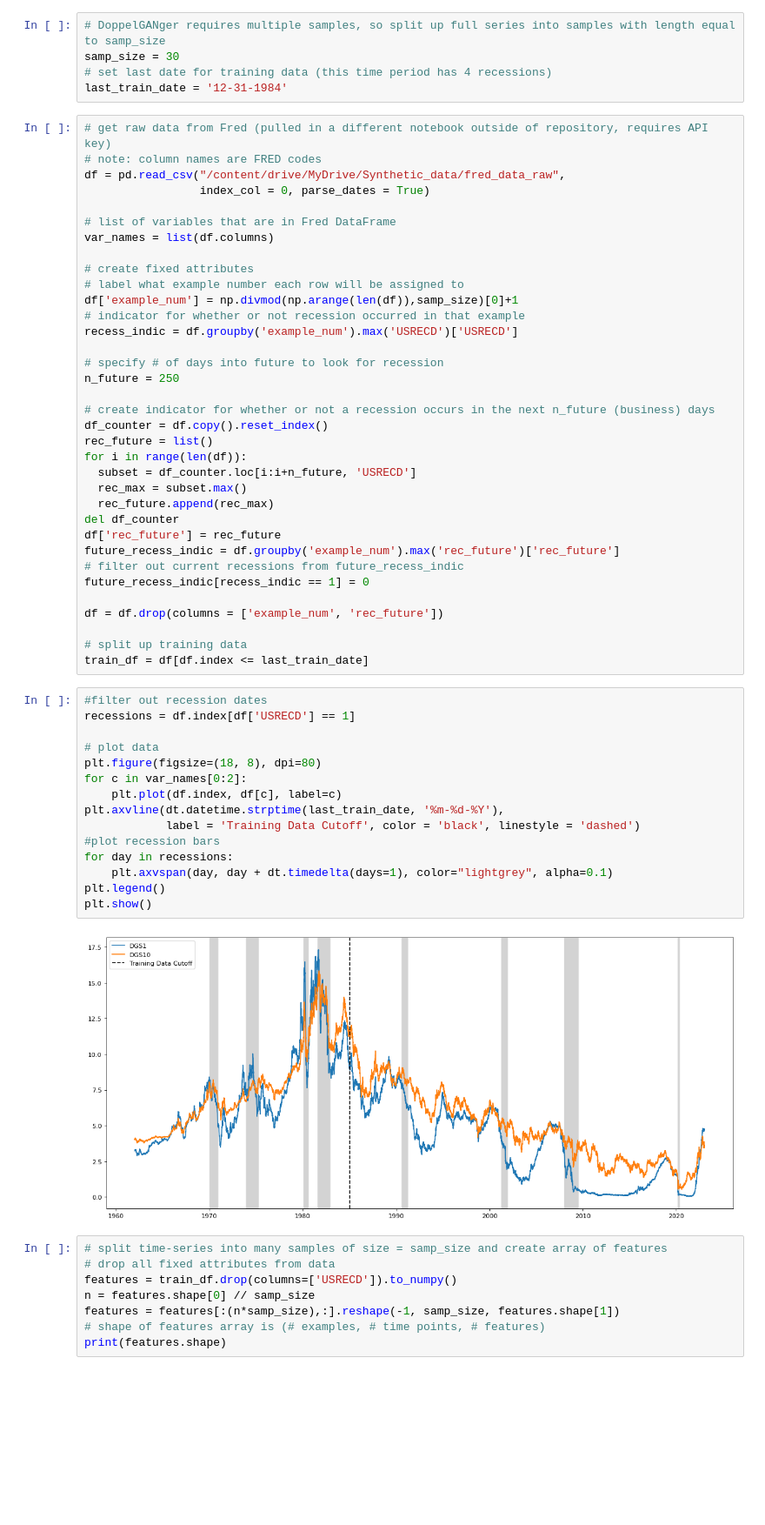
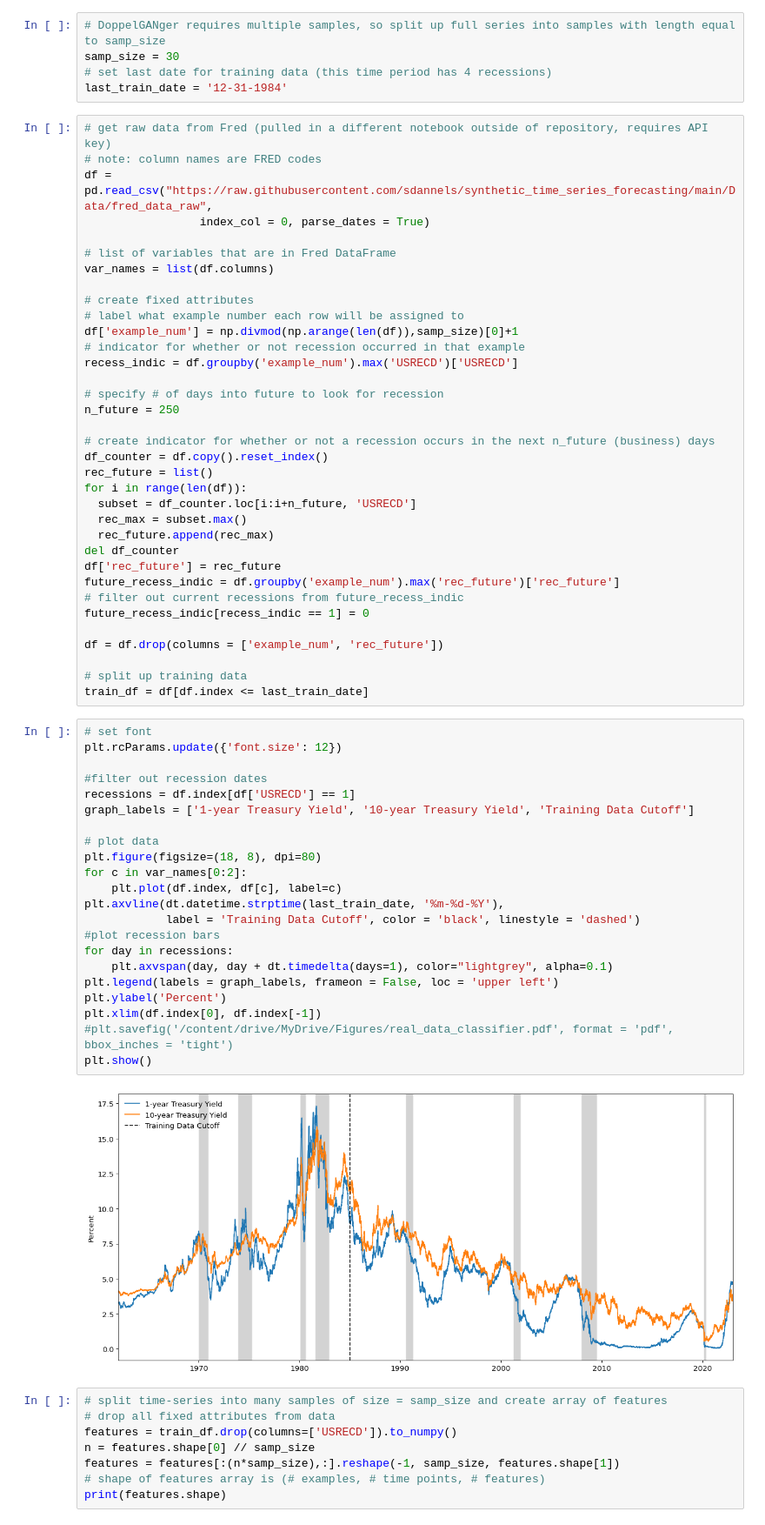
Before and after one commit to sdannels/synthetic_time_series_forecasting, a Jupyter notebook: DGAN_generation_classifier.ipynb, the cells around one changed output. Shown at 87% size. Drawn from its saved outputs; the diff is of its cells as text; blank space fills up the shorter version.

Commit message:
Cleaned format and changed file paths to Git data for classification DGAN

```diff
--- a/DGAN_generation_classifier.ipynb
+++ b/DGAN_generation_classifier.ipynb
@@ -28,7 +26,7 @@ last_train_date = '12-31-1984'
 # %%
 # get raw data from Fred (pulled in a different notebook outside of repository, requires API key)
 # note: column names are FRED codes
-df = pd.read_csv("/content/drive/MyDrive/Synthetic_data/fred_data_raw",
+df = pd.read_csv("https://raw.githubusercontent.com/sdannels/synthetic_time_series_forecasting/main/Data/fred_data_raw",
                  index_col = 0, parse_dates = True)
 
 # list of variables that are in Fred DataFrame
@@ -61,22 +59,29 @@ df = df.drop(columns = ['example_num', 'rec_future'])
 # split up training data
 train_df = df[df.index <= last_train_date]
 # %%
+# set font
+plt.rcParams.update({'font.size': 12})
+
 #filter out recession dates
 recessions = df.index[df['USRECD'] == 1]
+graph_labels = ['1-year Treasury Yield', '10-year Treasury Yield', 'Training Data Cutoff']
 
 # plot data
 plt.figure(figsize=(18, 8), dpi=80)
 for c in var_names[0:2]:
     plt.plot(df.index, df[c], label=c)
 plt.axvline(dt.datetime.strptime(last_train_date, '%m-%d-%Y'),
             label = 'Training Data Cutoff', color = 'black', linestyle = 'dashed')
 #plot recession bars
 for day in recessions:
     plt.axvspan(day, day + dt.timedelta(days=1), color="lightgrey", alpha=0.1)
-plt.legend()
+plt.legend(labels = graph_labels, frameon = False, loc = 'upper left')
+plt.ylabel('Percent')
+plt.xlim(df.index[0], df.index[-1])
+#plt.savefig('/content/drive/MyDrive/Figures/real_data_classifier.pdf', format = 'pdf', bbox_inches = 'tight')
 plt.show()
 # %% [output]
-[figure, old version]
+[figure, new version]
 # %%
 # split time-series into many samples of size = samp_size and create array of features
 # drop all fixed attributes from data
```
Also changed, not shown: parts of 30 cells of this notebook.
